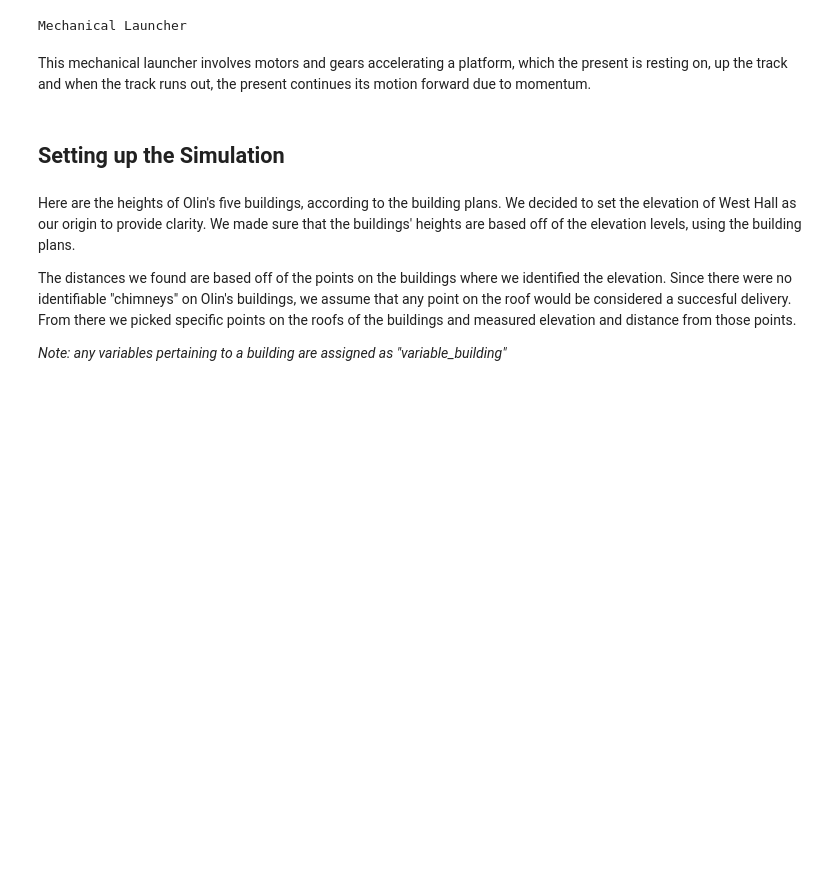
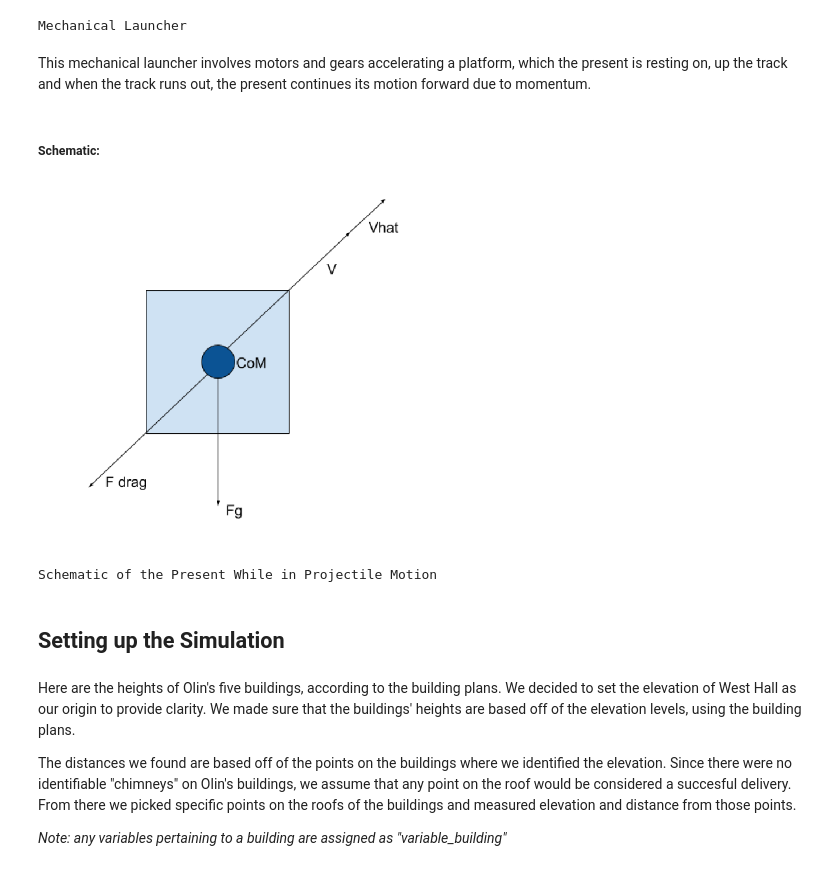
Before and after one commit to kgosbee/ModSimPy, a Jupyter notebook: code/Project 3.ipynb, the cells around one changed output. Cells and saved outputs as stored; diff of their text form; code cells hidden in the pictures; blank space fills up the shorter version.

```diff
--- a/code/Project 3.ipynb
+++ b/code/Project 3.ipynb
@@ -40,6 +40,18 @@ Spring Launcher
 Mechanical Launcher
 # %% [markdown]
 This mechanical launcher involves motors and gears accelerating a platform, which the present is resting on, up the track and when the track runs out, the present continues its motion forward due to momentum.
+# %% [markdown]
+##### Schematic:
+# %%
+plt.figure(figsize=(6,6))
+myImage = mpimg.imread("Schematic.png")
+myImage = plt.imshow(myImage)
+plt.axis('off')
+plt.show()
+print('Schematic of the Present While in Projectile Motion')
+# %% [output]
+[figure, added]
+Schematic of the Present While in Projectile Motion
 # %% [markdown]
 ## Setting up the Simulation
 # %%
```
